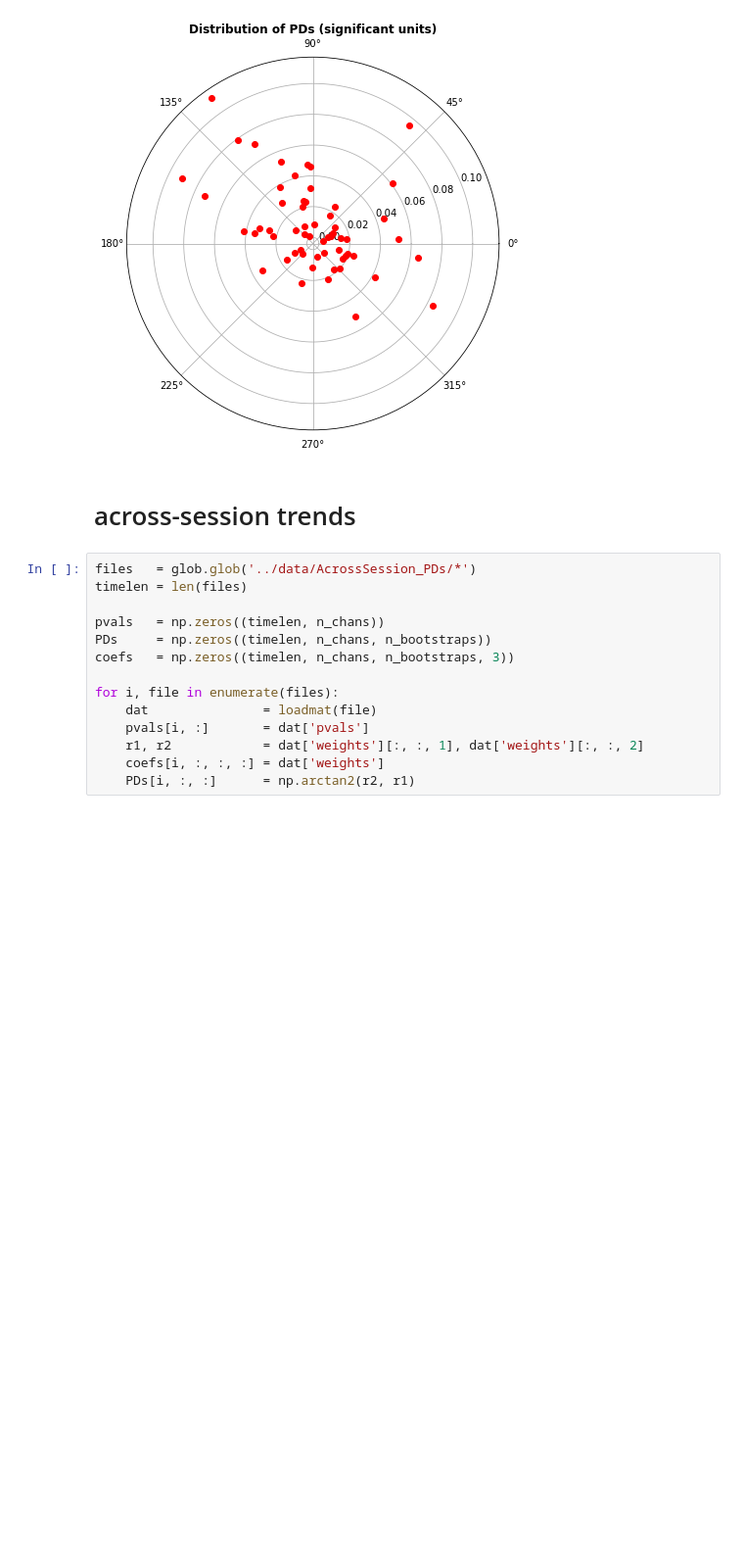
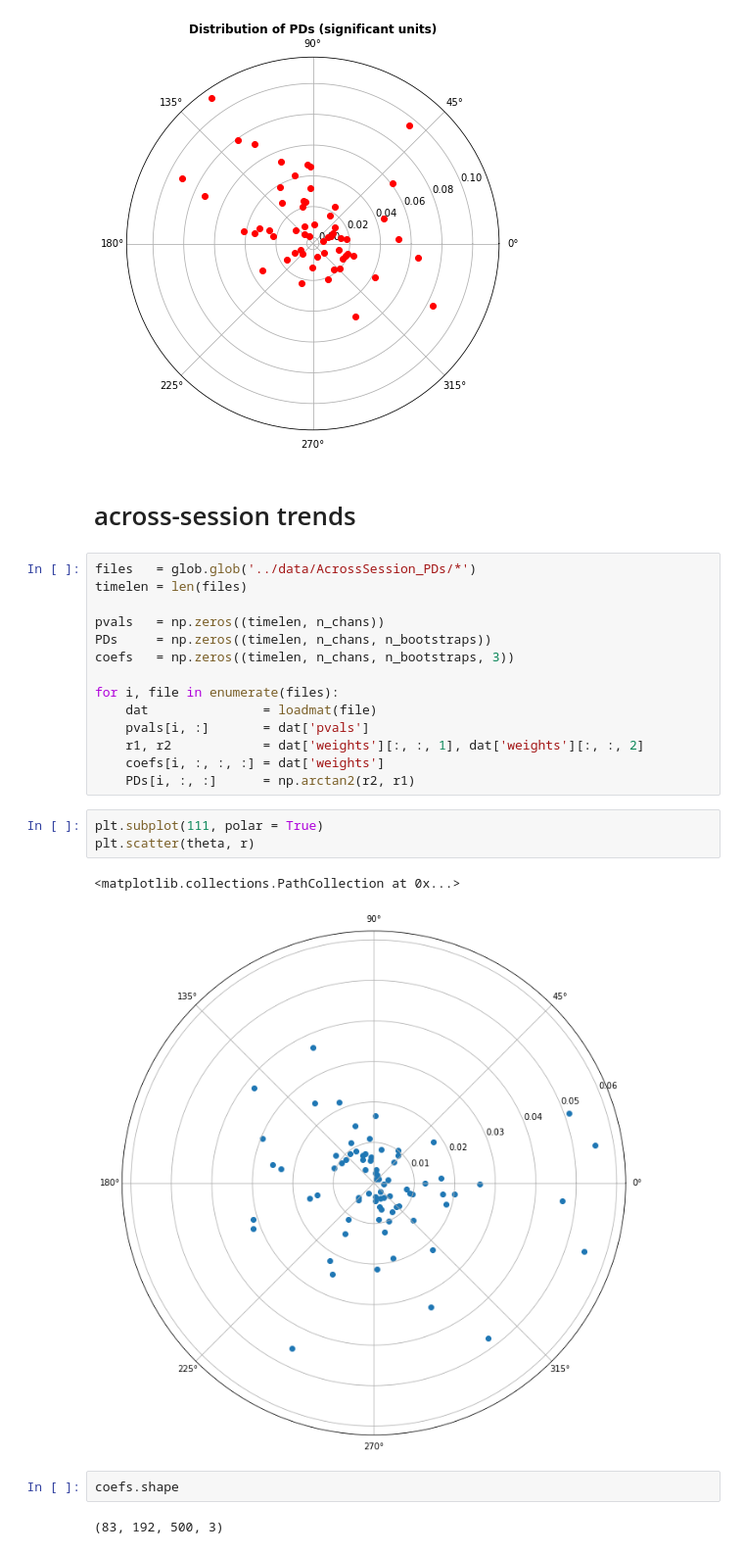
Before and after one commit to guyhwilson/nonstationarities, a Jupyter notebook: code/PDs_AcrossSession.ipynb, the cells around one changed output. Shown at 98% size. Saved outputs shown, nothing was run; the diff lists cells and outputs as text; blank space fills up the shorter version.

```diff
--- a/code/PDs_AcrossSession.ipynb
+++ b/code/PDs_AcrossSession.ipynb
@@ -123,3 +123,13 @@ for i, file in enumerate(files):
     r1, r2            = dat['weights'][:, :, 1], dat['weights'][:, :, 2]
     coefs[i, :, :, :] = dat['weights']
     PDs[i, :, :]      = np.arctan2(r2, r1)
+# %%
+plt.subplot(111, polar = True)
+plt.scatter(theta, r)
+# %% [output]
+<matplotlib.collections.PathCollection at 0x...>
+[figure, added]
+# %%
+coefs.shape
+# %% [output]
+(83, 192, 500, 3)
```
Also changed, not shown: parts of 5 cells of this notebook, 8 other files.
